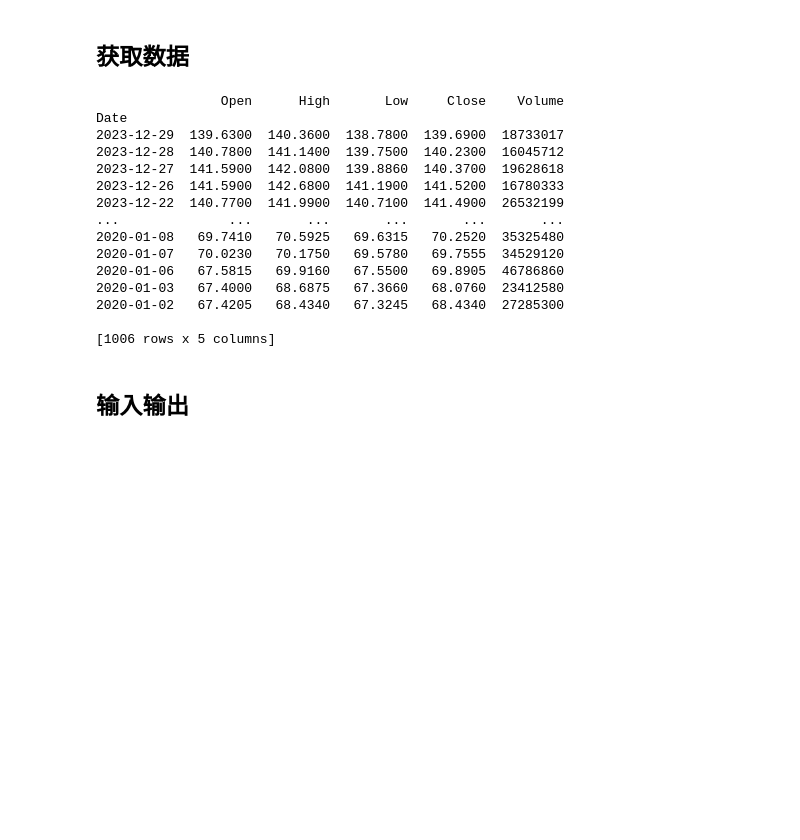
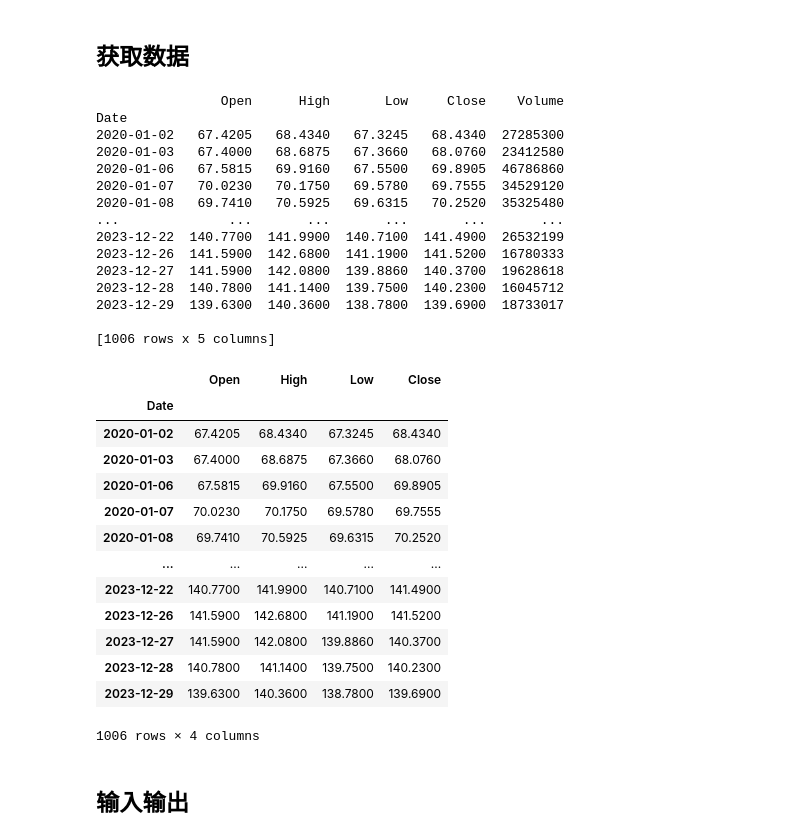
Before and after one commit to Ykiiii/Timing-signal-analysis, a Jupyter notebook: lstm.ipynb, the cells around one changed output. Cells and saved outputs as stored; diff of their text form; code cells hidden in the pictures; blank space fills up the shorter version.

```diff
--- a/lstm.ipynb
+++ b/lstm.ipynb
@@ -6,23 +6,42 @@ import datetime
 start = datetime.datetime(2020, 1, 1)
 end = datetime.datetime(2024, 1, 1)
 df = web.DataReader('GOOGL', 'stooq', start, end)
+df.dropna(inplace=True)
+df.sort_index(inplace=True)
 print(df)
 # %% [output]
                 Open      High       Low     Close    Volume
 Date
+2020-01-02   67.4205   68.4340   67.3245   68.4340  27285300
+2020-01-03   67.4000   68.6875   67.3660   68.0760  23412580
+2020-01-06   67.5815   69.9160   67.5500   69.8905  46786860
+2020-01-07   70.0230   70.1750   69.5780   69.7555  34529120
+2020-01-08   69.7410   70.5925   69.6315   70.2520  35325480
+...              ...       ...       ...       ...       ...
+2023-12-22  140.7700  141.9900  140.7100  141.4900  26532199
+2023-12-26  141.5900  142.6800  141.1900  141.5200  16780333
+2023-12-27  141.5900  142.0800  139.8860  140.3700  19628618
+2023-12-28  140.7800  141.1400  139.7500  140.2300  16045712
 2023-12-29  139.6300  140.3600  138.7800  139.6900  18733017
-2023-12-28  140.7800  141.1400  139.7500  140.2300  16045712
-2023-12-27  141.5900  142.0800  139.8860  140.3700  19628618
-2023-12-26  141.5900  142.6800  141.1900  141.5200  16780333
-2023-12-22  140.7700  141.9900  140.7100  141.4900  26532199
-...              ...       ...       ...       ...       ...
-2020-01-08   69.7410   70.5925   69.6315   70.2520  35325480
-2020-01-07   70.0230   70.1750   69.5780   69.7555  34529120
-2020-01-06   67.5815   69.9160   67.5500   69.8905  46786860
-2020-01-03   67.4000   68.6875   67.3660   68.0760  23412580
-2020-01-02   67.4205   68.4340   67.3245   68.4340  27285300
 
 [1006 rows x 5 columns]
+# %%
+df.iloc[:,:-1]
+# %% [output]
+|  | Open | High | Low | Close |
+| Date |  |  |  |  |
+| 2020-01-02 | 67.4205 | 68.4340 | 67.3245 | 68.4340 |
+| 2020-01-03 | 67.4000 | 68.6875 | 67.3660 | 68.0760 |
+| 2020-01-06 | 67.5815 | 69.9160 | 67.5500 | 69.8905 |
+| 2020-01-07 | 70.0230 | 70.1750 | 69.5780 | 69.7555 |
+| 2020-01-08 | 69.7410 | 70.5925 | 69.6315 | 70.2520 |
+| ... | ... | ... | ... | ... |
+| 2023-12-22 | 140.7700 | 141.9900 | 140.7100 | 141.4900 |
+| 2023-12-26 | 141.5900 | 142.6800 | 141.1900 | 141.5200 |
+| 2023-12-27 | 141.5900 | 142.0800 | 139.8860 | 140.3700 |
+| 2023-12-28 | 140.7800 | 141.1400 | 139.7500 | 140.2300 |
+| 2023-12-29 | 139.6300 | 140.3600 | 138.7800 | 139.6900 |
+1006 rows × 4 columns
 # %% [markdown]
 ## 输入输出
 # %%
```
Also changed, not shown: parts of 8 cells of this notebook.
